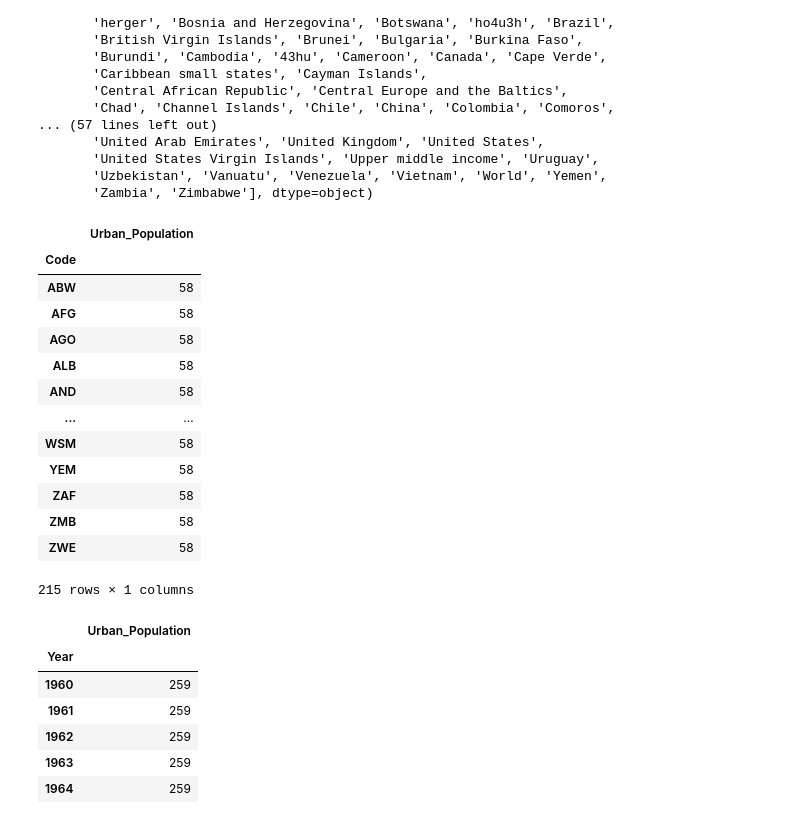
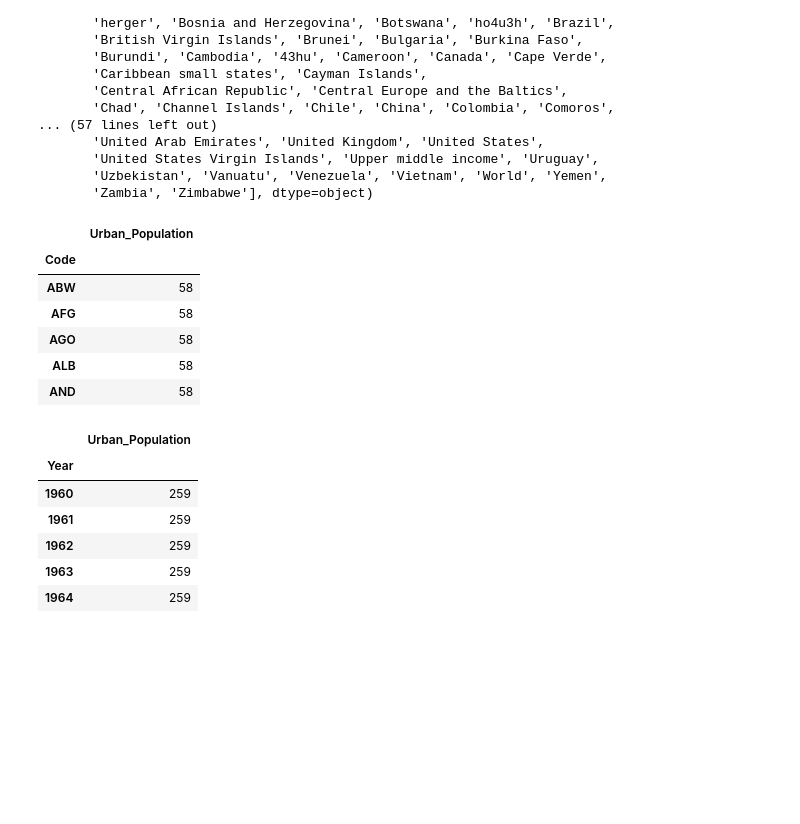
Before and after one commit to dray89/Python, a Jupyter notebook: Data Project/OLS_Regression.ipynb, the cells around one changed output. Drawn from its saved outputs; the diff is of its cells as text; code cells hidden in the pictures; blank space fills up the shorter version.

```diff
--- a/Data Project/OLS_Regression.ipynb
+++ b/Data Project/OLS_Regression.ipynb
@@ -98,22 +94,15 @@ array(['Afghanistan', 'x', 'Albania', 'sjke', 'Algeria', 'American Samoa',
        'Uzbekistan', 'Vanuatu', 'Venezuela', 'Vietnam', 'World', 'Yemen',
        'Zambia', 'Zimbabwe'], dtype=object)
 # %%
-urban_population[['Code', 'Urban_Population']].groupby('Code').count()
+urban_population[['Code', 'Urban_Population']].groupby('Code').count().head()
 # %% [output]
 |  | Urban_Population |
 | Code |  |
 | ABW | 58 |
 | AFG | 58 |
 | AGO | 58 |
 | ALB | 58 |
 | AND | 58 |
-| ... | ... |
-| WSM | 58 |
-| YEM | 58 |
-| ZAF | 58 |
-| ZMB | 58 |
-| ZWE | 58 |
-215 rows × 1 columns
 # %%
 urban_population[['Year', 'Urban_Population']].groupby('Year').count().head()
 # %% [output]
```
Also changed, not shown: parts of 35 cells of this notebook.
